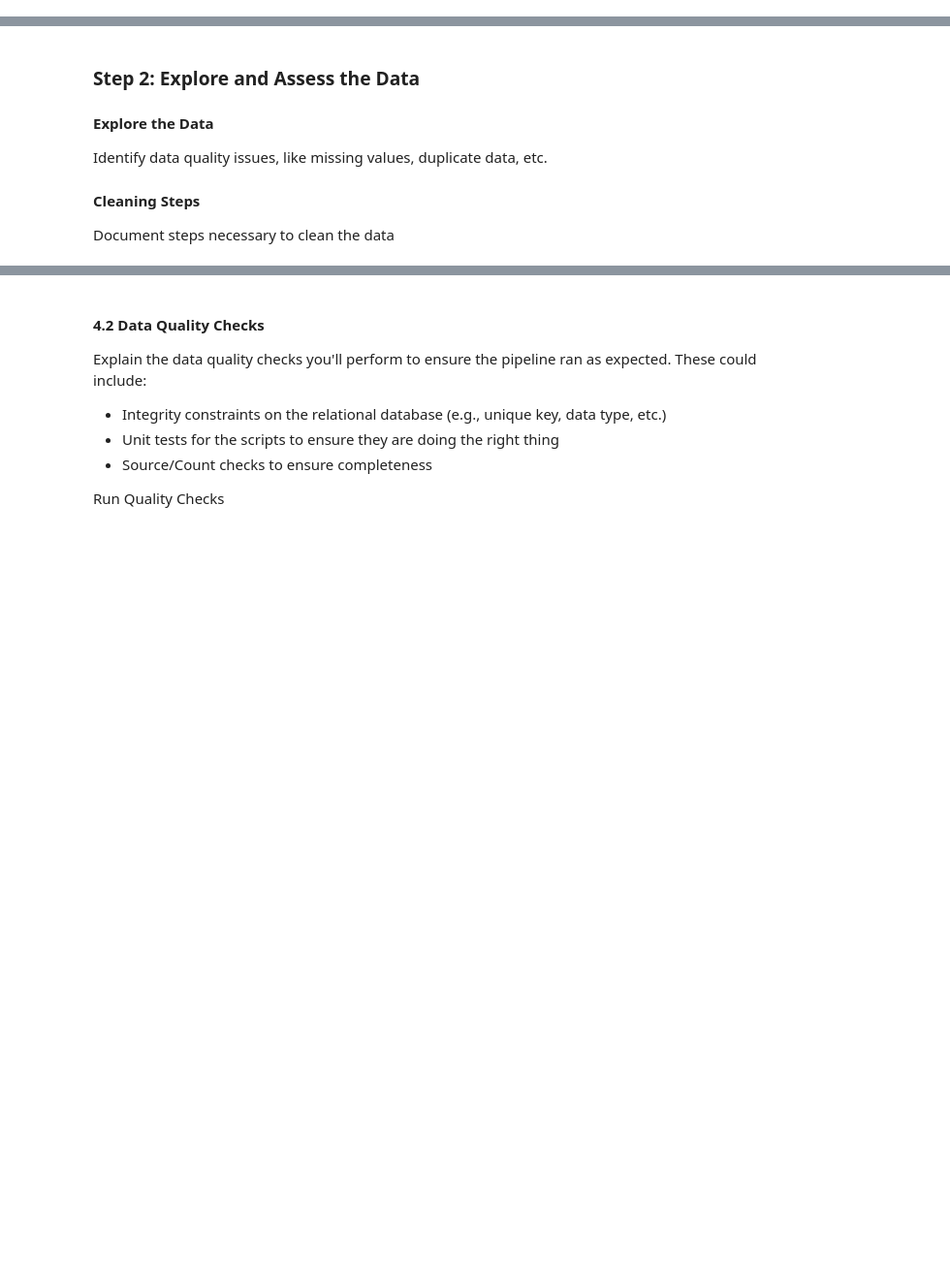
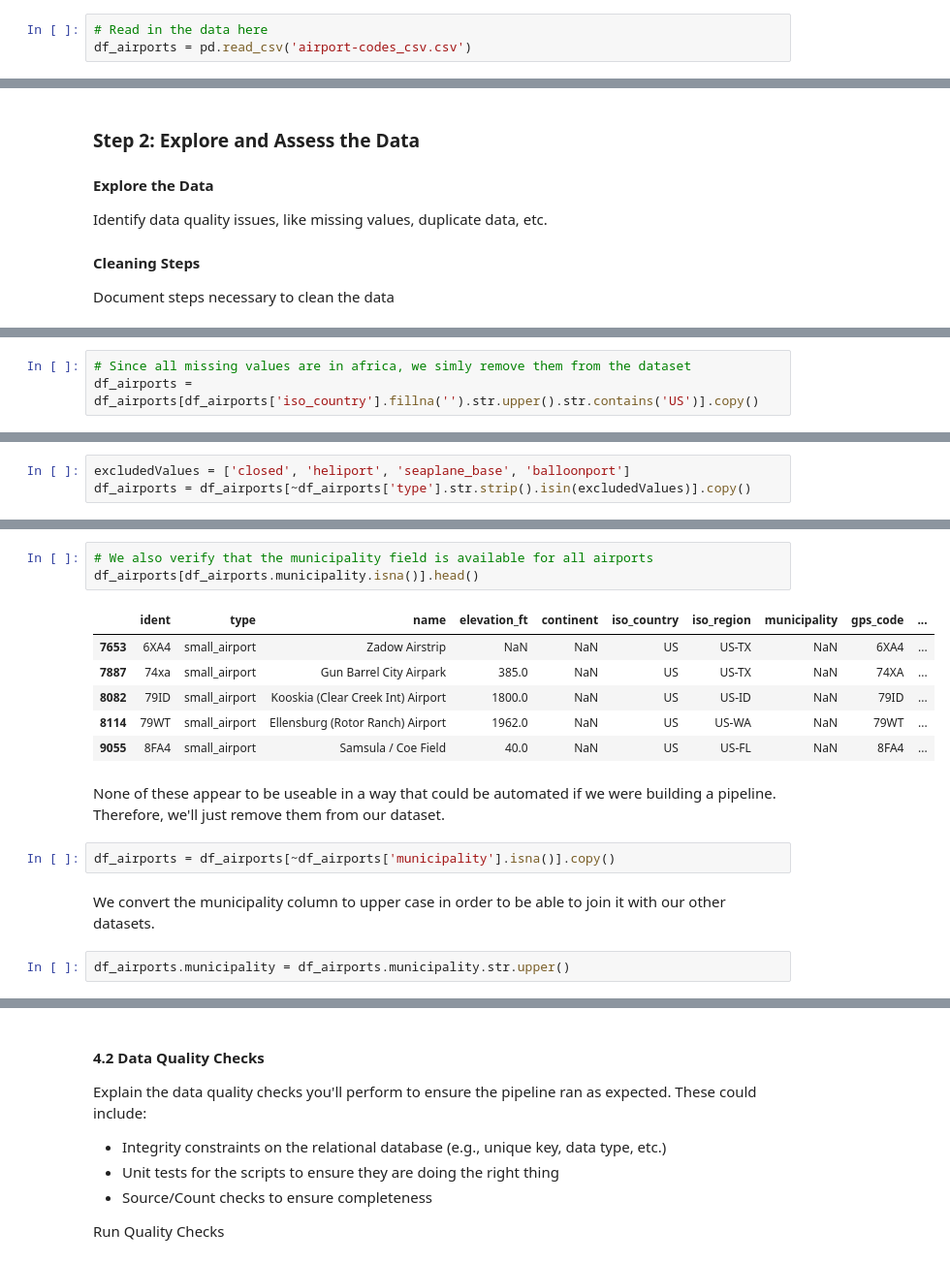
Before and after one commit to nadirl00/Data-Engineering-Capstone-Project, a Jupyter notebook: Capstone Project Template.ipynb, the cells around one changed output, grey strips where cells are left out. Shown at 97% size. Cells and saved outputs as stored; diff of their text form; blank space fills up the shorter version.

Commit message:
Updated project code and added data dictionary

```diff
--- a/Capstone Project Template.ipynb
+++ b/Capstone Project Template.ipynb
@@ -135,0 +189,3 @@ df_spark=spark.read.parquet("sas_data")
+# %%
+# Read in the data here
+df_airports = pd.read_csv('airport-codes_csv.csv')
@@ -177,0 +441,3 @@ Build the data pipelines to create the data model.
+# %%
+# Since all missing values are in africa, we simly remove them from the dataset
+df_airports = df_airports[df_airports['iso_country'].fillna('').str.upper().str.contains('US')].copy()
@@ -177,0 +464,3 @@ Build the data pipelines to create the data model.
+# %%
+excludedValues = ['closed', 'heliport', 'seaplane_base', 'balloonport']
+df_airports = df_airports[~df_airports['type'].str.strip().isin(excludedValues)].copy()
@@ -177,0 +491,18 @@ Build the data pipelines to create the data model.
+# %%
+# We also verify that the municipality field is available for all airports
+df_airports[df_airports.municipality.isna()].head()
+# %% [output]
+|  | ident | type | name | elevation_ft | continent | iso_country | iso_region | municipality | gps_code | ... |
+| 7653 | 6XA4 | small_airport | Zadow Airstrip | NaN | NaN | US | US-TX | NaN | 6XA4 | ... |
+| 7887 | 74xa | small_airport | Gun Barrel City Airpark | 385.0 | NaN | US | US-TX | NaN | 74XA | ... |
+| 8082 | 79ID | small_airport | Kooskia (Clear Creek Int) Airport | 1800.0 | NaN | US | US-ID | NaN | 79ID | ... |
+| 8114 | 79WT | small_airport | Ellensburg (Rotor Ranch) Airport | 1962.0 | NaN | US | US-WA | NaN | 79WT | ... |
+| 9055 | 8FA4 | small_airport | Samsula / Coe Field | 40.0 | NaN | US | US-FL | NaN | 8FA4 | ... |
+# %% [markdown]
+None of these appear to be useable in a way that could be automated if we were building a pipeline. Therefore, we'll just remove them from our dataset.
+# %%
+df_airports = df_airports[~df_airports['municipality'].isna()].copy()
+# %% [markdown]
+We convert the municipality column to upper case in order to be able to join it with our other datasets.
+# %%
+df_airports.municipality = df_airports.municipality.str.upper()
```
Also changed, not shown: parts of 247 cells of this notebook, 3 other files.
